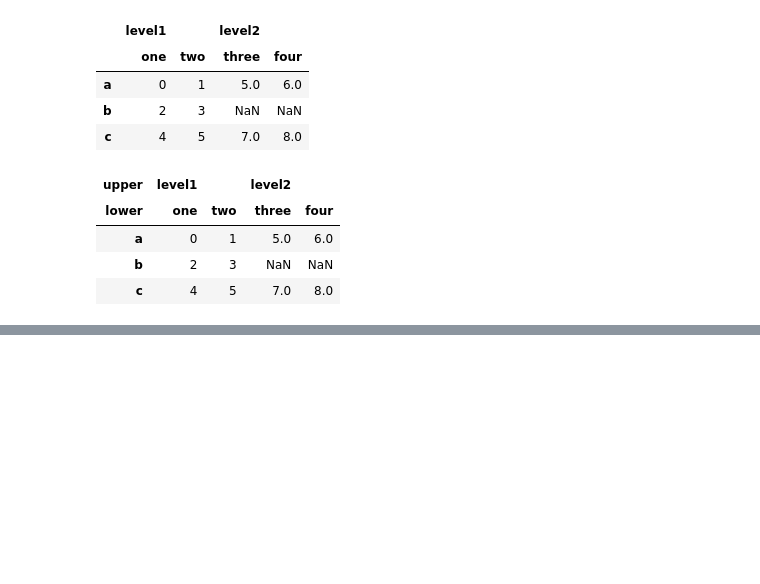
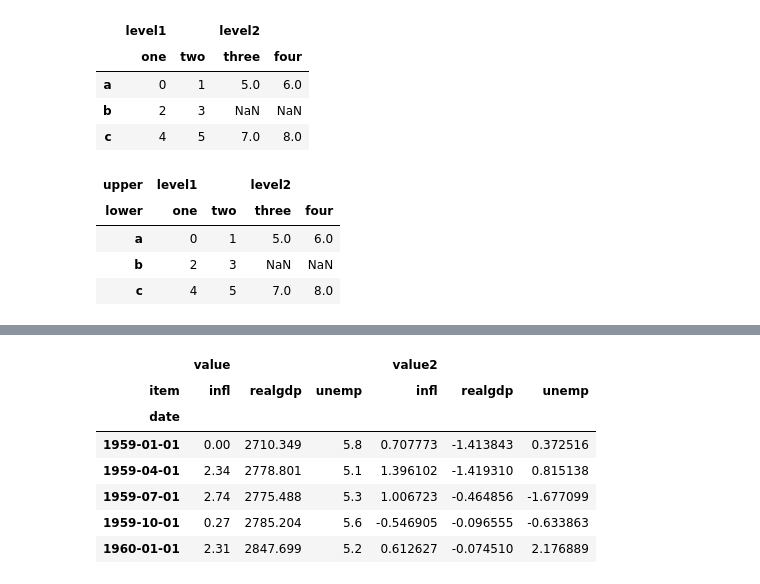
Before and after one commit to sarvar-ds0201/pydata-book-practice, a Jupyter notebook: chapter_08_data_wrangling/data_wrangling.ipynb, the cells around one changed output, grey strips where cells are left out. Cells and saved outputs as stored; diff of their text form; code cells hidden in the pictures; blank space fills up the shorter version.

Commit message:
feat: complete chapter 08 data wrangling

```diff
--- a/chapter_08_data_wrangling/data_wrangling.ipynb
+++ b/chapter_08_data_wrangling/data_wrangling.ipynb
@@ -781,0 +1030,2 @@ pd.concat([df1, df2], ignore_index=True)
+# %%
+data.columns.name = 'item'
@@ -781,0 +1042,5 @@ pd.concat([df1, df2], ignore_index=True)
+# %%
+long_data = (data.stack()
+            .reset_index()
+            .rename(columns={0: 'value'})
+            )
@@ -781,0 +1074,2 @@ pd.concat([df1, df2], ignore_index=True)
+# %%
+long_data['value2'] = np.random.standard_normal(len(long_data))
@@ -781,0 +1090,13 @@ pd.concat([df1, df2], ignore_index=True)
+# %%
+pivoted = long_data.pivot(index='date', columns='item')
+# %%
+pivoted.head()
+# %% [output]
+|  | value |  |  | value2 |  |  |
+| item | infl | realgdp | unemp | infl | realgdp | unemp |
+| date |  |  |  |  |  |  |
+| 1959-01-01 | 0.00 | 2710.349 | 5.8 | 0.707773 | -1.413843 | 0.372516 |
+| 1959-04-01 | 2.34 | 2778.801 | 5.1 | 1.396102 | -1.419310 | 0.815138 |
+| 1959-07-01 | 2.74 | 2775.488 | 5.3 | 1.006723 | -0.464856 | -1.677099 |
+| 1959-10-01 | 0.27 | 2785.204 | 5.6 | -0.546905 | -0.096555 | -0.633863 |
+| 1960-01-01 | 2.31 | 2847.699 | 5.2 | 0.612627 | -0.074510 | 2.176889 |
```
Also changed, not shown: parts of 65 cells of this notebook.
